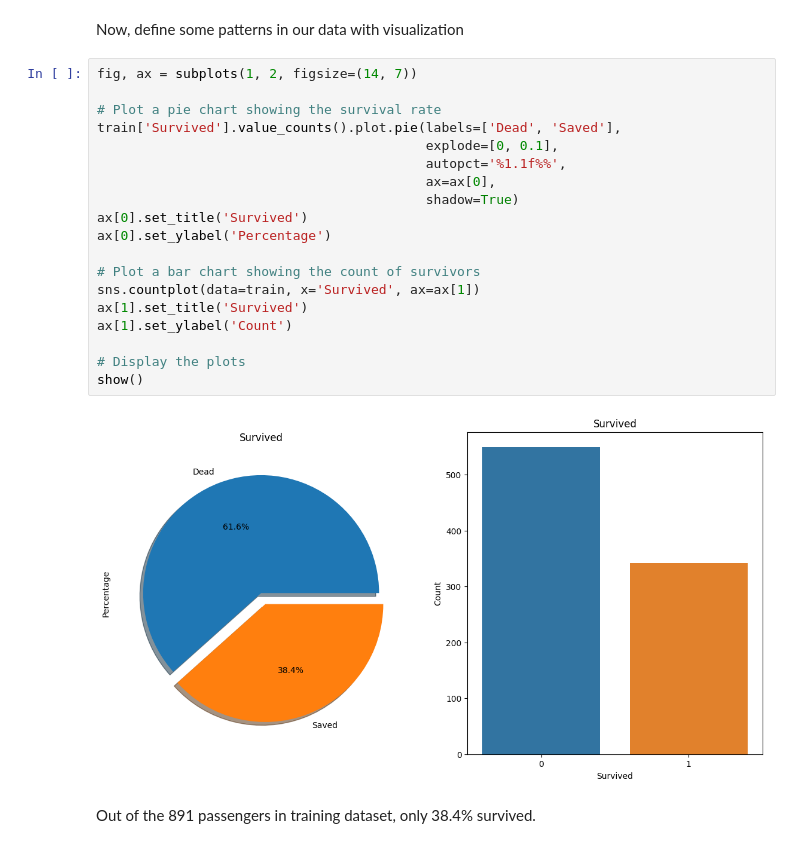
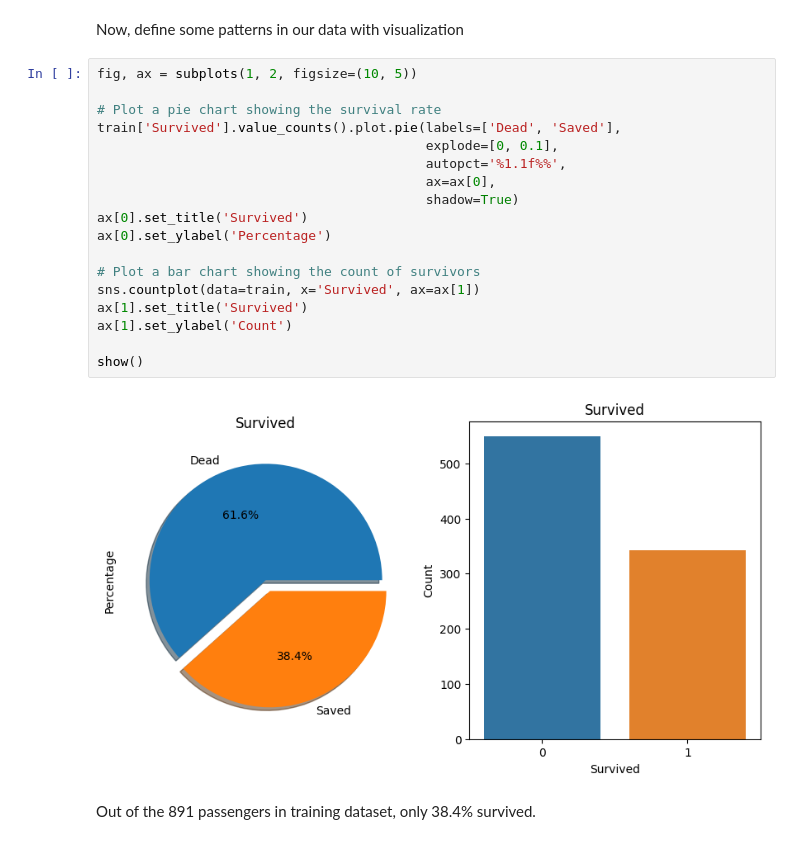
Before and after one commit to vanle2000/Titanic_EDA-and-Survival-Prediction, a Jupyter notebook: Titanic_Disaster.ipynb, the cells around one changed output. Saved outputs shown, nothing was run; the diff lists cells and outputs as text.

```diff
--- a/Titanic_Disaster.ipynb
+++ b/Titanic_Disaster.ipynb
@@ -162,25 +162,24 @@ dtype: int64
 # %% [markdown]
 Now, define some patterns in our data with visualization
 # %%
-fig, ax = subplots(1, 2, figsize=(14, 7))
+fig, ax = subplots(1, 2, figsize=(10, 5))
 
 # Plot a pie chart showing the survival rate
 train['Survived'].value_counts().plot.pie(labels=['Dead', 'Saved'],
                                           explode=[0, 0.1],
                                           autopct='%1.1f%%',
                                           ax=ax[0],
                                           shadow=True)
 ax[0].set_title('Survived')
 ax[0].set_ylabel('Percentage')
 
 # Plot a bar chart showing the count of survivors
 sns.countplot(data=train, x='Survived', ax=ax[1])
 ax[1].set_title('Survived')
 ax[1].set_ylabel('Count')
 
-# Display the plots
 show()
 # %% [output]
-[figure, old version]
+[figure, new version]
 # %% [markdown]
 Out of the 891 passengers in training dataset, only 38.4% survived.
```
Also changed, not shown: parts of 16 cells of this notebook.
